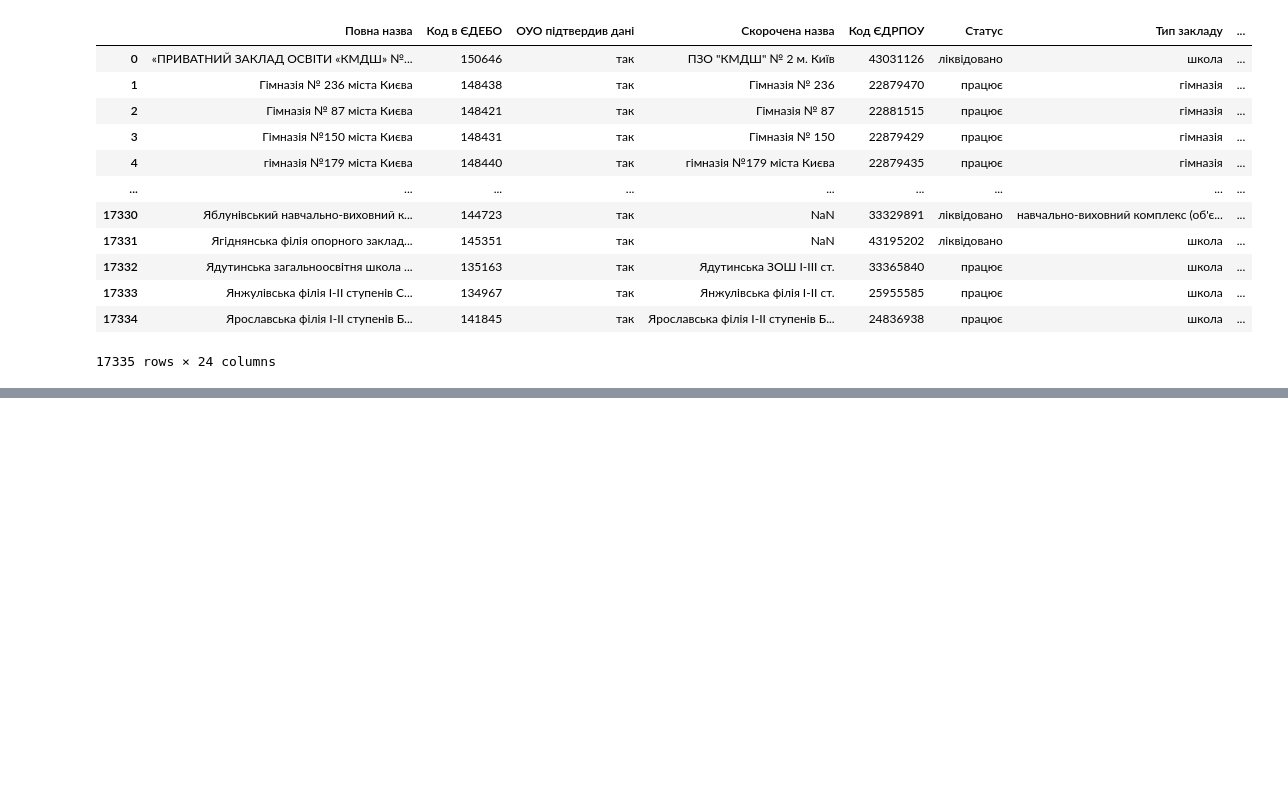
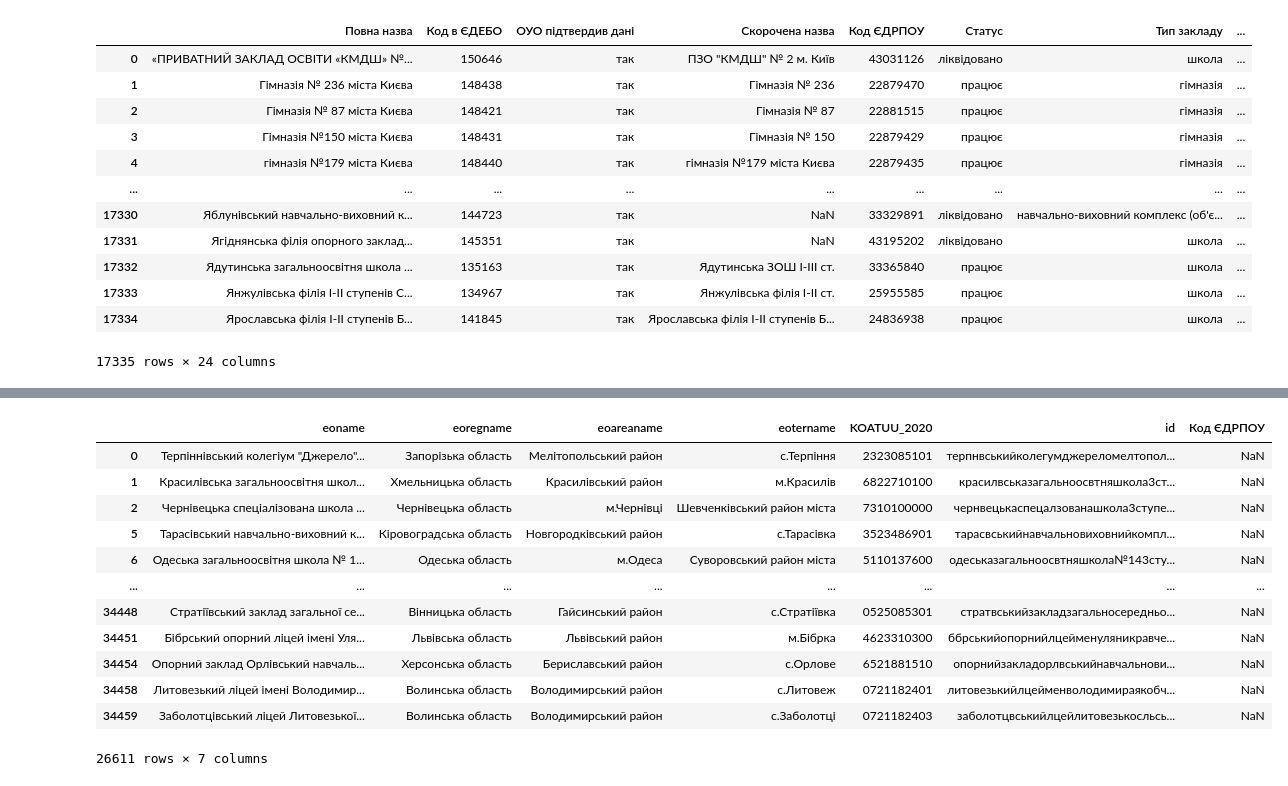
Before and after one commit to DataResponsibly/ZNO-Dataset, a Jupyter notebook: notebooks/tables_creation/Schools_table.ipynb, the cells around one changed output, grey strips where cells are left out. Saved outputs shown, nothing was run; the diff lists cells and outputs as text; code cells hidden in the pictures; blank space fills up the shorter version.

```diff
--- a/notebooks/tables_creation/Schools_table.ipynb
+++ b/notebooks/tables_creation/Schools_table.ipynb
@@ -216 +269,17 @@ schools_ed[schools_ed['Код ЄДРПОУ'].notna()]
+# %%
+schools_ed[schools_ed['Код ЄДРПОУ'].isna()]
+# %% [output]
+|  | eoname | eoregname | eoareaname | eotername | KOATUU_2020 | id | Код ЄДРПОУ |
+| 0 | Терпіннівський колегіум "Джерело"... | Запорізька область | Мелітопольський район | с.Терпіння | 2323085101 | терпнвськийколегумджереломелтопол... | NaN |
+| 1 | Красилівська загальноосвітня школ... | Хмельницька область | Красилівський район | м.Красилів | 6822710100 | красилвськазагальноосвтняшкола3ст... | NaN |
+| 2 | Чернівецька спеціалізована школа ... | Чернівецька область | м.Чернівці | Шевченківський район міста | 7310100000 | чернвецькаспецалзованашкола3ступе... | NaN |
+| 5 | Тарасівський навчально-виховний к... | Кіровоградська область | Новгородківський район | с.Тарасівка | 3523486901 | тарасвськийнавчальновиховнийкомпл... | NaN |
+| 6 | Одеська загальноосвітня школа № 1... | Одеська область | м.Одеса | Суворовський район міста | 5110137600 | одеськазагальноосвтняшкола№143сту... | NaN |
+| ... | ... | ... | ... | ... | ... | ... | ... |
+| 34448 | Стратіївський заклад загальної се... | Вінницька область | Гайсинський район | с.Стратіївка | 0525085301 | стратвськийзакладзагальносередньо... | NaN |
+| 34451 | Бібрський опорний ліцей імені Уля... | Львівська область | Львівський район | м.Бібрка | 4623310300 | ббрськийопорнийлцейменуляникравче... | NaN |
+| 34454 | Опорний заклад Орлівський навчаль... | Херсонська область | Бериславський район | с.Орлове | 6521881510 | опорнийзакладорлвськийнавчальнови... | NaN |
+| 34458 | Литовезький ліцей імені Володимир... | Волинська область | Володимирський район | с.Литовеж | 0721182401 | литовезькийлцейменволодимираякобч... | NaN |
+| 34459 | Заболотцівський ліцей Литовезької... | Волинська область | Володимирський район | с.Заболотці | 0721182403 | заболотцвськийлцейлитовезькосльсь... | NaN |
+26611 rows × 7 columns
 # %%
```
Also changed, not shown: parts of 13 cells of this notebook.
